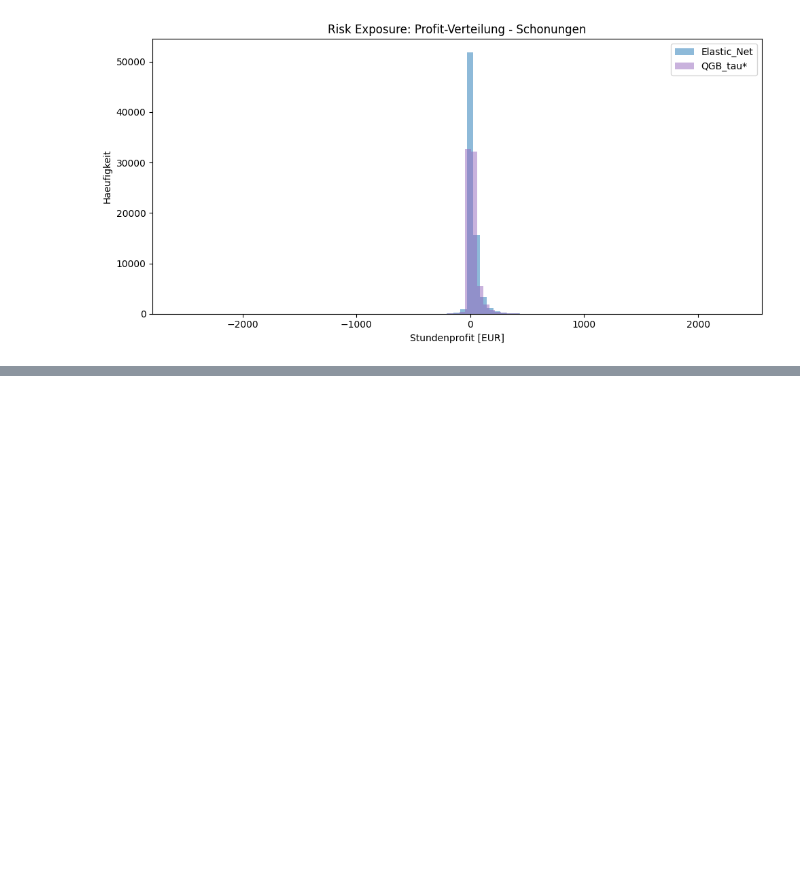
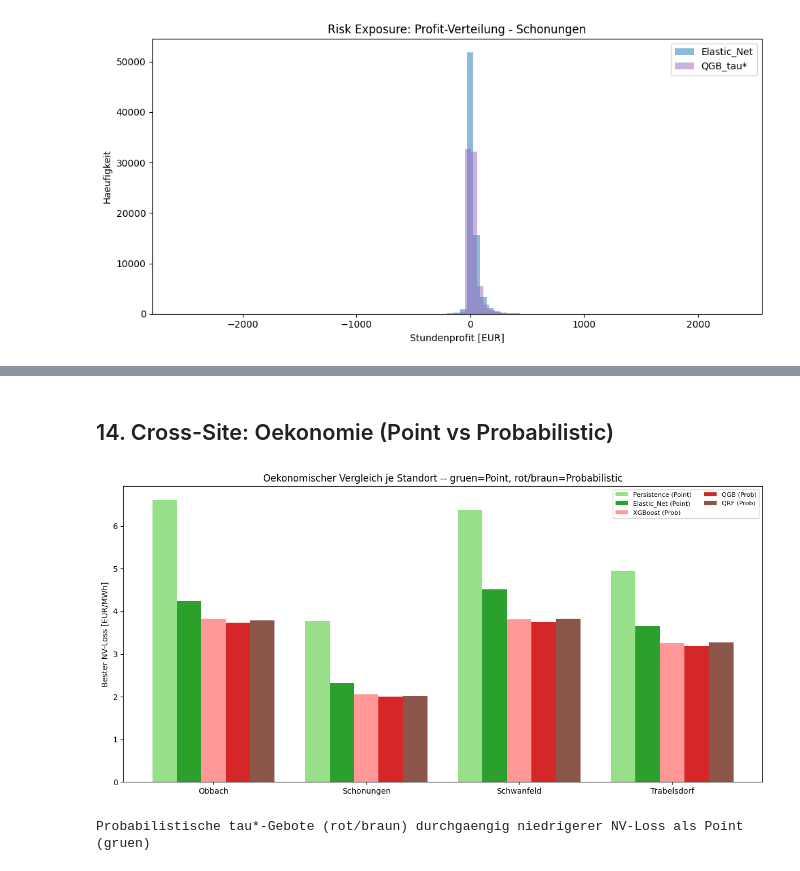
Before and after one commit to noahweis-uni/wind_bidding_project, a Jupyter notebook: notebooks/04_bidding_evaluation.ipynb, the cells around one changed output, grey strips where cells are left out. Saved outputs shown, nothing was run; the diff lists cells and outputs as text; code cells hidden in the pictures; blank space fills up the shorter version.

```diff
--- a/notebooks/04_bidding_evaluation.ipynb
+++ b/notebooks/04_bidding_evaluation.ipynb
@@ -405,0 +443,26 @@ Trabelsdorf    QGB_tau*       40.648       -56.953         3.246       10.327
+# %% [markdown]
+## 14. Cross-Site: Oekonomie (Point vs Probabilistic)
+# %%
+# Cross-Site Oekonomie -- Point vs Probabilistic (kombiniert nur im Bidding-Kontext)
+def base_model(m):
+    for k in ["Persistence", "Elastic_Net", "XGBoost", "QGB", "QRF"]:
+        if m.startswith(k): return k
+    return m
+econ2 = results_df[(results_df["model"] != "Oracle") & (results_df["scenario"] != "Portfolio")].copy()
+econ2["base"] = econ2["model"].apply(base_model)
+best = econ2.groupby(["scenario", "base"])["mean_nv_loss"].min().reset_index()
+PTYPE = {"Persistence": "Point", "Elastic_Net": "Point", "XGBoost": "Prob", "QGB": "Prob", "QRF": "Prob"}
+COL = {"Persistence": "#98df8a", "Elastic_Net": "#2ca02c", "XGBoost": "#ff9896", "QGB": "#d62728", "QRF": "#8c564b"}
+sites = sorted(best["scenario"].unique()); bases = ["Persistence", "Elastic_Net", "XGBoost", "QGB", "QRF"]
+fig, ax = plt.subplots(figsize=(12, 6)); x = np.arange(len(sites)); w = 0.16
+for i, b in enumerate(bases):
+    vals = [best[(best["scenario"] == s) & (best["base"] == b)]["mean_nv_loss"].values[0] if len(best[(best["scenario"] == s) & (best["base"] == b)]) else np.nan for s in sites]
+    ax.bar(x + (i - 2) * w, vals, w, label=f"{b} ({PTYPE[b]})", color=COL[b])
+ax.set_xticks(x); ax.set_xticklabels(sites); ax.set_ylabel("Bester NV-Loss [EUR/MWh]")
+ax.set_title("Oekonomischer Vergleich je Standort -- gruen=Point, rot/braun=Probabilistic")
+ax.legend(fontsize=8, ncol=2); plt.tight_layout()
+plt.savefig(FIGURES_DIR / "crosssite_economic_point_vs_prob.png", dpi=150); plt.show()
+print("Probabilistische tau*-Gebote (rot/braun) durchgaengig niedrigerer NV-Loss als Point (gruen)")
+# %% [output]
+[figure, added]
+Probabilistische tau*-Gebote (rot/braun) durchgaengig niedrigerer NV-Loss als Point (gruen)
```
Also changed, not shown: parts of 2 cells of this notebook, 7 other files.
